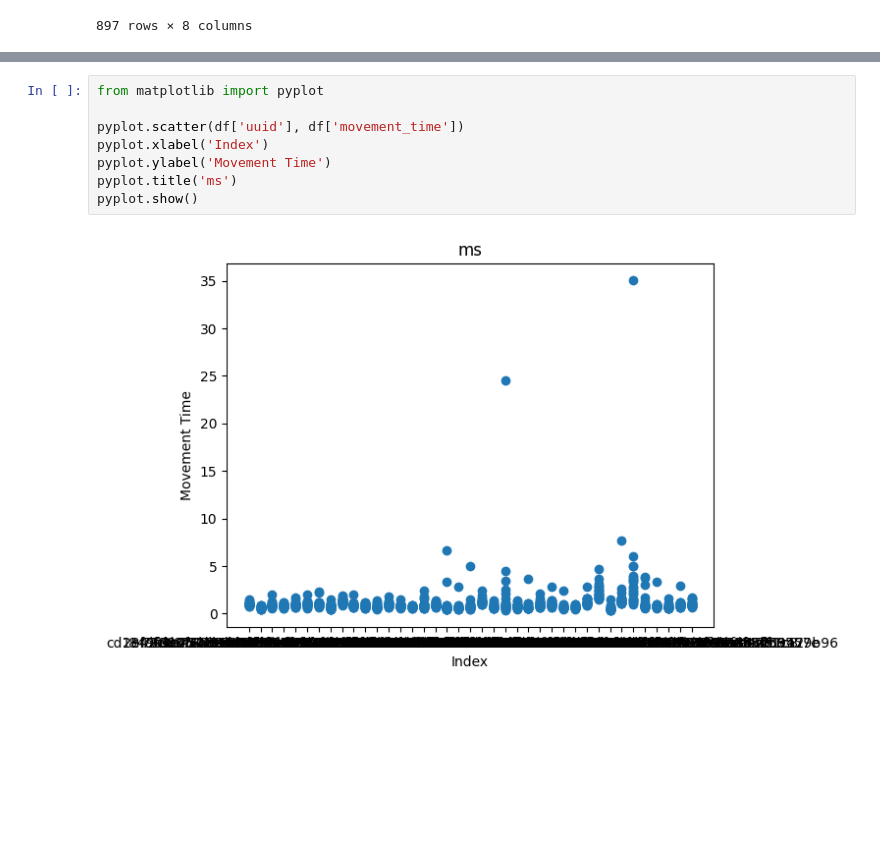
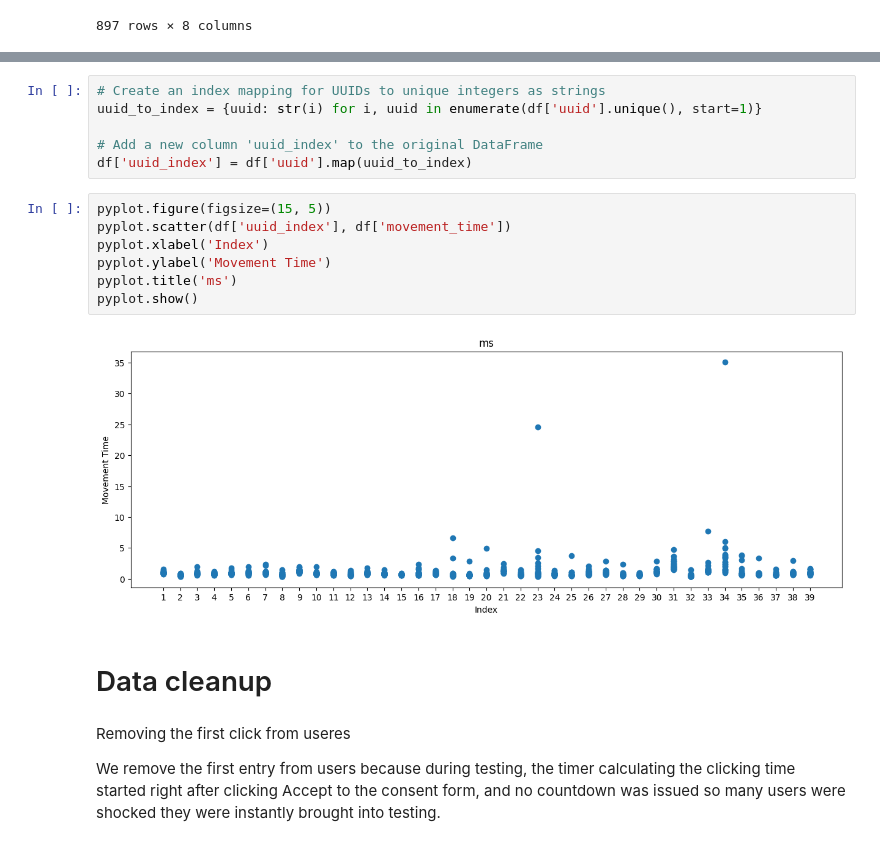
Before and after one commit to Baranuel/fitts-law-ML, a Jupyter notebook: fitts_law_ML.ipynb, the cells around one changed output, grey strips where cells are left out. Saved outputs shown, nothing was run; the diff lists cells and outputs as text; blank space fills up the shorter version.

```diff
--- a/fitts_law_ML.ipynb
+++ b/fitts_law_ML.ipynb
@@ -30,12 +103,23 @@ df.sort_values('movement_time', ascending=False)
+# %%
+# Create an index mapping for UUIDs to unique integers as strings
+uuid_to_index = {uuid: str(i) for i, uuid in enumerate(df['uuid'].unique(), start=1)}
+
+# Add a new column 'uuid_index' to the original DataFrame
+df['uuid_index'] = df['uuid'].map(uuid_to_index)
 # %%
-from matplotlib import pyplot
-
-pyplot.scatter(df['uuid'], df['movement_time'])
+pyplot.figure(figsize=(15, 5))
+pyplot.scatter(df['uuid_index'], df['movement_time'])
 pyplot.xlabel('Index')
 pyplot.ylabel('Movement Time')
 pyplot.title('ms')
 pyplot.show()
 # %% [output]
-[figure, old version]
+[figure, new version]
+# %% [markdown]
+# Data cleanup
+# %% [markdown]
+Removing the first click from useres
+
+We remove the first entry from users because during testing, the timer calculating the clicking time started right after clicking Accept to the consent form, and no countdown was issued so many users were shocked they were instantly brought into testing.
 # %%
 # Remove the first entry for every user
```
Also changed, not shown: parts of 33 cells of this notebook.
